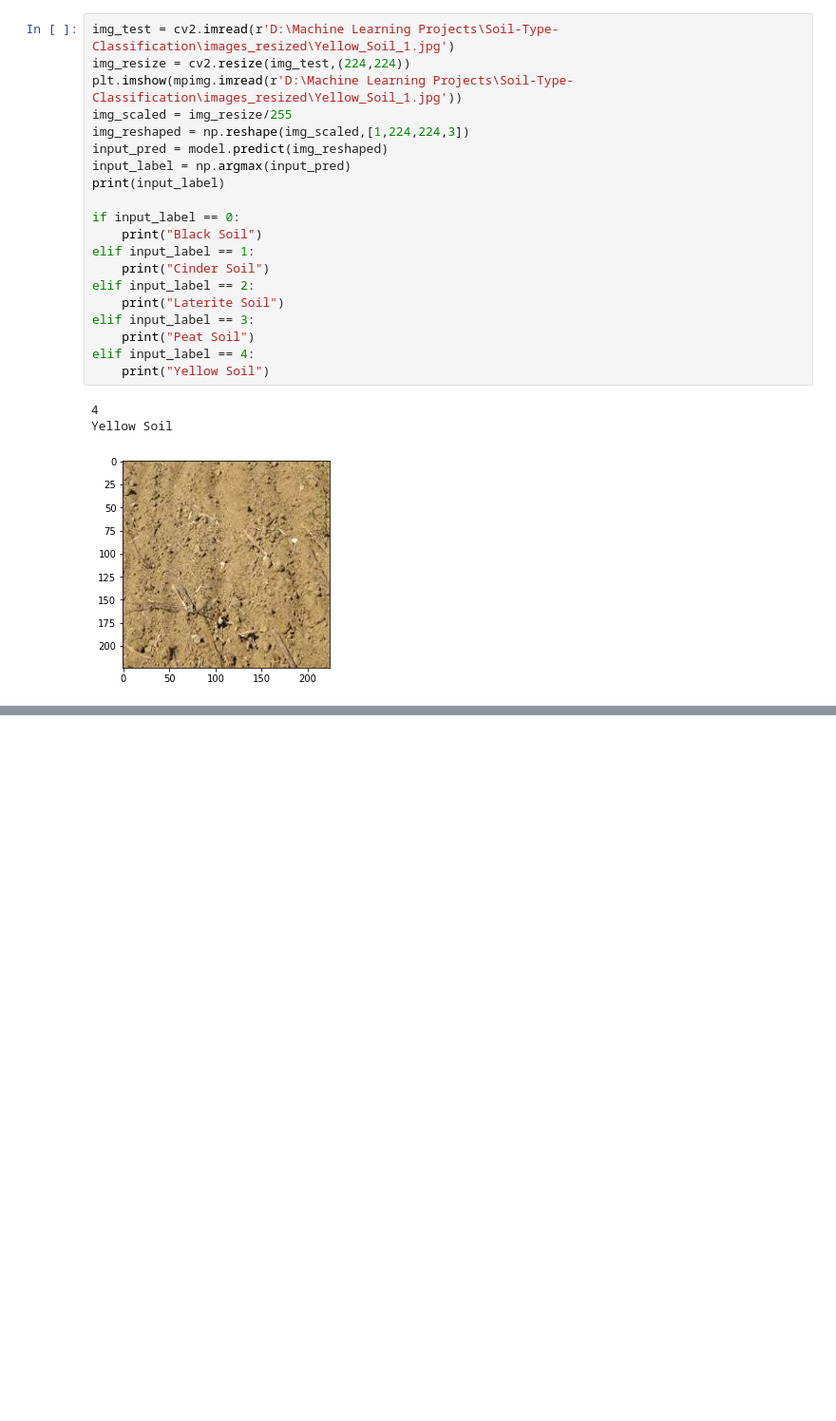
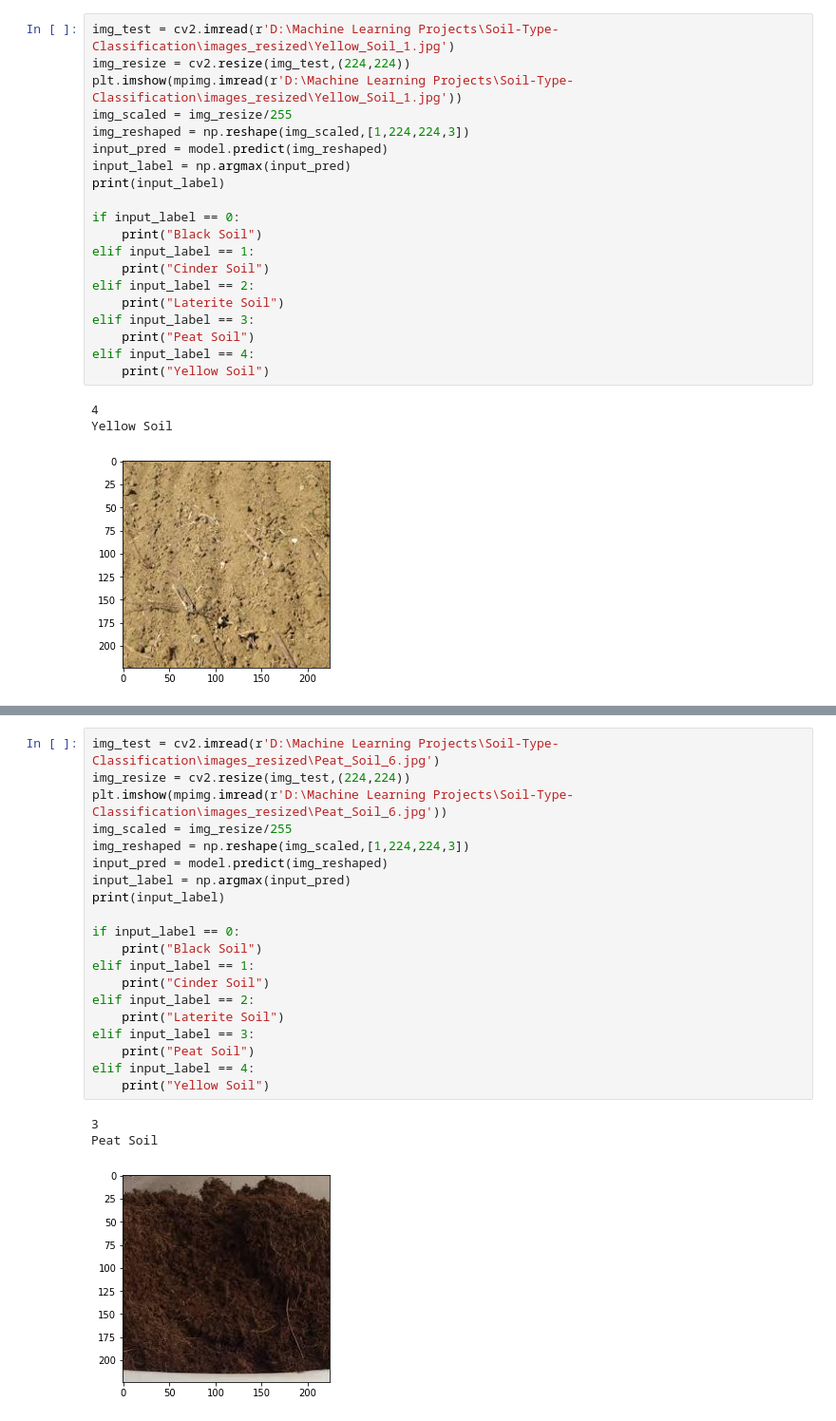
Before and after one commit to souvik0306/Soil-Type-Classification, a Jupyter notebook: soil.ipynb, the cells around one changed output, grey strips where cells are left out. Shown at 95% size. Drawn from its saved outputs; the diff is of its cells as text; blank space fills up the shorter version.

```diff
--- a/soil.ipynb
+++ b/soil.ipynb
@@ -293,0 +294,24 @@ Black Soil
+# %%
+img_test = cv2.imread(r'D:\Machine Learning Projects\Soil-Type-Classification\images_resized\Peat_Soil_6.jpg')
+img_resize = cv2.resize(img_test,(224,224))
+plt.imshow(mpimg.imread(r'D:\Machine Learning Projects\Soil-Type-Classification\images_resized\Peat_Soil_6.jpg'))
+img_scaled = img_resize/255
+img_reshaped = np.reshape(img_scaled,[1,224,224,3])
+input_pred = model.predict(img_reshaped)
+input_label = np.argmax(input_pred)
+print(input_label)
+
+if input_label == 0:
+    print("Black Soil")
+elif input_label == 1:
+    print("Cinder Soil")
+elif input_label == 2:
+    print("Laterite Soil")
+elif input_label == 3:
+    print("Peat Soil")
+elif input_label == 4:
+    print("Yellow Soil")
+# %% [output]
+3
+Peat Soil
+[figure, added]
```
Also changed, not shown: parts of 4 cells of this notebook.
